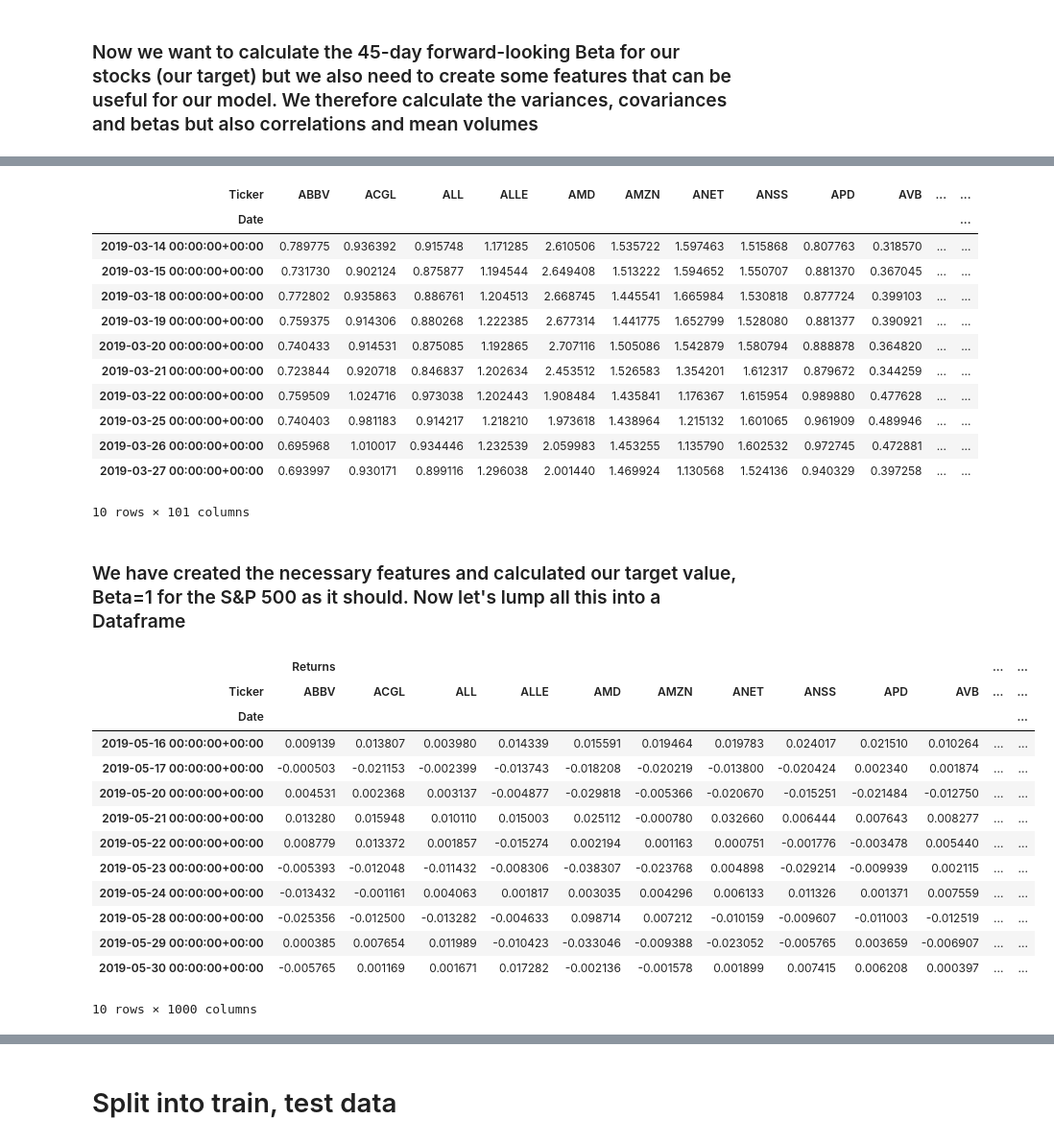
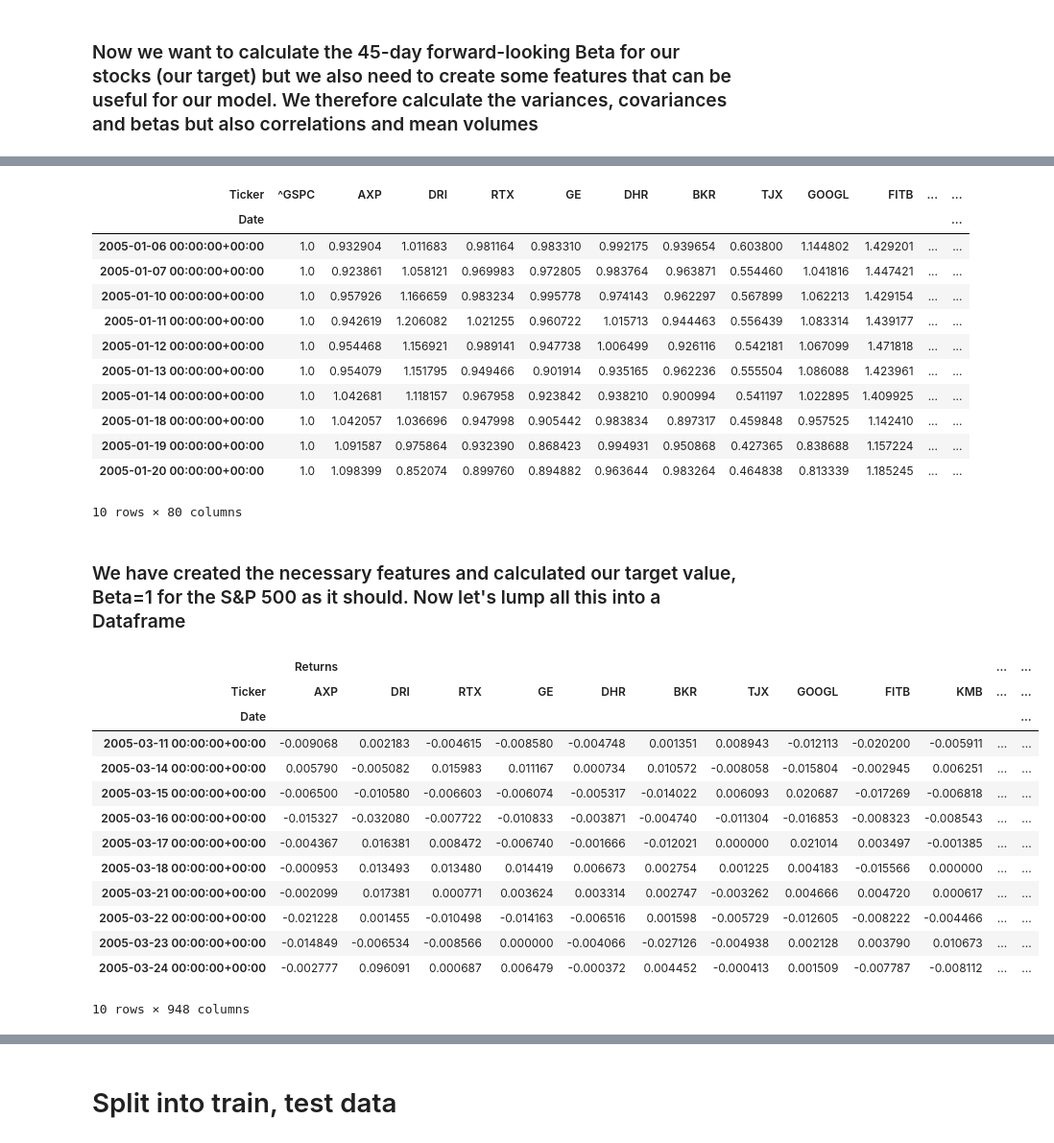
Before and after one commit to albertonavaa/Selected-Projects, a Jupyter notebook: Beta_prediction.ipynb, the cells around one changed output, grey strips where cells are left out. Shown at 96% size. Drawn from its saved outputs; the diff is of its cells as text; code cells hidden in the pictures.

```diff
--- a/Beta_prediction.ipynb
+++ b/Beta_prediction.ipynb
@@ -72,7 +79,7 @@ print(stocks)
 # Define the reference market index and download data
 reference_index = '^GSPC'  # S&P 500
 today = datetime.now()
-start_date = today - timedelta(days=10 * 365)
+start_date = today - timedelta(days=20 * 365)
 data = yf.download(stocks + [reference_index], start=start_date, end=today)
 data.head(10)
 # %% [output]
@@ -93 +100,9 @@ data.head(10)
 10 rows × 606 columns
+# %%
+# Since we note some stocks have several Nan values, we filter these data and keep only stocks with less than 100 nans
+stocks_kept =[reference_index]
+for ticker in stocks:
+    if data['Adj Close'][ticker].isna().sum() < 100:
+        stocks_kept.append(ticker)
+print(f'We kept {len(stocks_kept)} stocks')
+data = data.loc[:, pd.IndexSlice[:, stocks_kept]]
@@ -147,57 +164,59 @@ variances20 = daily_returns['^GSPC'].rolling(20).var()
 covariances20 = daily_returns.rolling(20).cov(daily_returns['^GSPC'])
 beta20 = covariances20.div(variances20, axis=0)
 # %%
-# Similarly we calculate correlations and mean volumes of last 45 and 20 days
+# Similarly we calculate correlations and mean volumes and daily returns of last 45 and 20 days
 correlations45 = daily_returns.rolling(45).corr(daily_returns['^GSPC'])
 volume45 = data['Volume'].rolling(45).mean()
+returns45 = daily_returns.rolling(45).mean()
 correlations20 = daily_returns.rolling(20).corr(daily_returns['^GSPC'])
 volume20 = data['Volume'].rolling(20).mean()
+returns20 = daily_returns.rolling(20).mean()
 # %%
 # Now we create our target, the 45-day forward-looking beta. We just take the 45-day past beta and shift it 45 days
 beta45_forward = beta45.shift(periods=-45)
 beta45_forward.head(10)
 # %% [output]
-| Ticker | ABBV | ACGL | ALL | ALLE | AMD | AMZN | ANET | ANSS | APD | AVB | ... | ... |
+| Ticker | ^GSPC | AXP | DRI | RTX | GE | DHR | BKR | TJX | GOOGL | FITB | ... | ... |
 | Date |  |  |  |  |  |  |  |  |  |  |  | ... |
-| 2019-03-14 00:00:00+00:00 | 0.789775 | 0.936392 | 0.915748 | 1.171285 | 2.610506 | 1.535722 | 1.597463 | 1.515868 | 0.807763 | 0.318570 | ... | ... |
-| 2019-03-15 00:00:00+00:00 | 0.731730 | 0.902124 | 0.875877 | 1.194544 | 2.649408 | 1.513222 | 1.594652 | 1.550707 | 0.881370 | 0.367045 | ... | ... |
-| 2019-03-18 00:00:00+00:00 | 0.772802 | 0.935863 | 0.886761 | 1.204513 | 2.668745 | 1.445541 | 1.665984 | 1.530818 | 0.877724 | 0.399103 | ... | ... |
-| 2019-03-19 00:00:00+00:00 | 0.759375 | 0.914306 | 0.880268 | 1.222385 | 2.677314 | 1.441775 | 1.652799 | 1.528080 | 0.881377 | 0.390921 | ... | ... |
-| 2019-03-20 00:00:00+00:00 | 0.740433 | 0.914531 | 0.875085 | 1.192865 | 2.707116 | 1.505086 | 1.542879 | 1.580794 | 0.888878 | 0.364820 | ... | ... |
-| 2019-03-21 00:00:00+00:00 | 0.723844 | 0.920718 | 0.846837 | 1.202634 | 2.453512 | 1.526583 | 1.354201 | 1.612317 | 0.879672 | 0.344259 | ... | ... |
-| 2019-03-22 00:00:00+00:00 | 0.759509 | 1.024716 | 0.973038 | 1.202443 | 1.908484 | 1.435841 | 1.176367 | 1.615954 | 0.989880 | 0.477628 | ... | ... |
-| 2019-03-25 00:00:00+00:00 | 0.740403 | 0.981183 | 0.914217 | 1.218210 | 1.973618 | 1.438964 | 1.215132 | 1.601065 | 0.961909 | 0.489946 | ... | ... |
-| 2019-03-26 00:00:00+00:00 | 0.695968 | 1.010017 | 0.934446 | 1.232539 | 2.059983 | 1.453255 | 1.135790 | 1.602532 | 0.972745 | 0.472881 | ... | ... |
-| 2019-03-27 00:00:00+00:00 | 0.693997 | 0.930171 | 0.899116 | 1.296038 | 2.001440 | 1.469924 | 1.130568 | 1.524136 | 0.940329 | 0.397258 | ... | ... |
+| 2005-01-06 00:00:00+00:00 | 1.0 | 0.932904 | 1.011683 | 0.981164 | 0.983310 | 0.992175 | 0.939654 | 0.603800 | 1.144802 | 1.429201 | ... | ... |
+| 2005-01-07 00:00:00+00:00 | 1.0 | 0.923861 | 1.058121 | 0.969983 | 0.972805 | 0.983764 | 0.963871 | 0.554460 | 1.041816 | 1.447421 | ... | ... |
+| 2005-01-10 00:00:00+00:00 | 1.0 | 0.957926 | 1.166659 | 0.983234 | 0.995778 | 0.974143 | 0.962297 | 0.567899 | 1.062213 | 1.429154 | ... | ... |
+| 2005-01-11 00:00:00+00:00 | 1.0 | 0.942619 | 1.206082 | 1.021255 | 0.960722 | 1.015713 | 0.944463 | 0.556439 | 1.083314 | 1.439177 | ... | ... |
+| 2005-01-12 00:00:00+00:00 | 1.0 | 0.954468 | 1.156921 | 0.989141 | 0.947738 | 1.006499 | 0.926116 | 0.542181 | 1.067099 | 1.471818 | ... | ... |
+| 2005-01-13 00:00:00+00:00 | 1.0 | 0.954079 | 1.151795 | 0.949466 | 0.901914 | 0.935165 | 0.962236 | 0.555504 | 1.086088 | 1.423961 | ... | ... |
+| 2005-01-14 00:00:00+00:00 | 1.0 | 1.042681 | 1.118157 | 0.967958 | 0.923842 | 0.938210 | 0.900994 | 0.541197 | 1.022895 | 1.409925 | ... | ... |
+| 2005-01-18 00:00:00+00:00 | 1.0 | 1.042057 | 1.036696 | 0.947998 | 0.905442 | 0.983834 | 0.897317 | 0.459848 | 0.957525 | 1.142410 | ... | ... |
+| 2005-01-19 00:00:00+00:00 | 1.0 | 1.091587 | 0.975864 | 0.932390 | 0.868423 | 0.994931 | 0.950868 | 0.427365 | 0.838688 | 1.157224 | ... | ... |
+| 2005-01-20 00:00:00+00:00 | 1.0 | 1.098399 | 0.852074 | 0.899760 | 0.894882 | 0.963644 | 0.983264 | 0.464838 | 0.813339 | 1.185245 | ... | ... |
-10 rows × 101 columns
+10 rows × 80 columns
 # %% [markdown]
 ### We have created the necessary features and calculated our target value, Beta=1 for the S&P 500 as it should. Now let's lump all this into a Dataframe
 # %%
 # Concat all relevant dataframes into one
 df_all_features = pd.concat(
-    [daily_returns, covariances45, correlations45, volume45, beta45, covariances20, correlations20, volume20, beta20, beta45_forward],
+    [daily_returns, returns45, returns20, covariances45, covariances20, correlations45, correlations20, volume45,  volume20, beta45, beta20, beta45_forward],
     axis=1,
-    keys=['Returns', 'Covariances 45', 'Correlations 45', 'Volume Mean 45', 'Beta 45', 'Covariances 20', 'Correlations 20', 'Volume Mean 20', 'Beta 20','Beta 45 Forward']
+    keys=['Returns', 'Returns Mean 45', 'Returns Mean 20', 'Covariances 45', 'Covariances 20', 'Correlations 45', 'Correlations 20',  'Volume Mean 45', 'Volume Mean 20','Beta 45', 'Beta 20','Beta 45 Forward']
 ).dropna()
 # Drop the reference stock since it won't be used for training
 df_all_features = df_all_features.loc[:, df_all_features.columns.get_level_values(1) != reference_index]
 # Show result
 df_all_features.head(10)
 # %% [output]
 |  | Returns |  |  |  |  |  |  |  |  |  | ... | ... |
-| Ticker | ABBV | ACGL | ALL | ALLE | AMD | AMZN | ANET | ANSS | APD | AVB | ... | ... |
+| Ticker | AXP | DRI | RTX | GE | DHR | BKR | TJX | GOOGL | FITB | KMB | ... | ... |
 | Date |  |  |  |  |  |  |  |  |  |  |  | ... |
-| 2019-05-16 00:00:00+00:00 | 0.009139 | 0.013807 | 0.003980 | 0.014339 | 0.015591 | 0.019464 | 0.019783 | 0.024017 | 0.021510 | 0.010264 | ... | ... |
-| 2019-05-17 00:00:00+00:00 | -0.000503 | -0.021153 | -0.002399 | -0.013743 | -0.018208 | -0.020219 | -0.013800 | -0.020424 | 0.002340 | 0.001874 | ... | ... |
-| 2019-05-20 00:00:00+00:00 | 0.004531 | 0.002368 | 0.003137 | -0.004877 | -0.029818 | -0.005366 | -0.020670 | -0.015251 | -0.021484 | -0.012750 | ... | ... |
-| 2019-05-21 00:00:00+00:00 | 0.013280 | 0.015948 | 0.010110 | 0.015003 | 0.025112 | -0.000780 | 0.032660 | 0.006444 | 0.007643 | 0.008277 | ... | ... |
-| 2019-05-22 00:00:00+00:00 | 0.008779 | 0.013372 | 0.001857 | -0.015274 | 0.002194 | 0.001163 | 0.000751 | -0.001776 | -0.003478 | 0.005440 | ... | ... |
-| 2019-05-23 00:00:00+00:00 | -0.005393 | -0.012048 | -0.011432 | -0.008306 | -0.038307 | -0.023768 | 0.004898 | -0.029214 | -0.009939 | 0.002115 | ... | ... |
-| 2019-05-24 00:00:00+00:00 | -0.013432 | -0.001161 | 0.004063 | 0.001817 | 0.003035 | 0.004296 | 0.006133 | 0.011326 | 0.001371 | 0.007559 | ... | ... |
-| 2019-05-28 00:00:00+00:00 | -0.025356 | -0.012500 | -0.013282 | -0.004633 | 0.098714 | 0.007212 | -0.010159 | -0.009607 | -0.011003 | -0.012519 | ... | ... |
-| 2019-05-29 00:00:00+00:00 | 0.000385 | 0.007654 | 0.011989 | -0.010423 | -0.033046 | -0.009388 | -0.023052 | -0.005765 | 0.003659 | -0.006907 | ... | ... |
-| 2019-05-30 00:00:00+00:00 | -0.005765 | 0.001169 | 0.001671 | 0.017282 | -0.002136 | -0.001578 | 0.001899 | 0.007415 | 0.006208 | 0.000397 | ... | ... |
+| 2005-03-11 00:00:00+00:00 | -0.009068 | 0.002183 | -0.004615 | -0.008580 | -0.004748 | 0.001351 | 0.008943 | -0.012113 | -0.020200 | -0.005911 | ... | ... |
+| 2005-03-14 00:00:00+00:00 | 0.005790 | -0.005082 | 0.015983 | 0.011167 | 0.000734 | 0.010572 | -0.008058 | -0.015804 | -0.002945 | 0.006251 | ... | ... |
+| 2005-03-15 00:00:00+00:00 | -0.006500 | -0.010580 | -0.006603 | -0.006074 | -0.005317 | -0.014022 | 0.006093 | 0.020687 | -0.017269 | -0.006818 | ... | ... |
+| 2005-03-16 00:00:00+00:00 | -0.015327 | -0.032080 | -0.007722 | -0.010833 | -0.003871 | -0.004740 | -0.011304 | -0.016853 | -0.008323 | -0.008543 | ... | ... |
+| 2005-03-17 00:00:00+00:00 | -0.004367 | 0.016381 | 0.008472 | -0.006740 | -0.001666 | -0.012021 | 0.000000 | 0.021014 | 0.003497 | -0.001385 | ... | ... |
+| 2005-03-18 00:00:00+00:00 | -0.000953 | 0.013493 | 0.013480 | 0.014419 | 0.006673 | 0.002754 | 0.001225 | 0.004183 | -0.015566 | 0.000000 | ... | ... |
+| 2005-03-21 00:00:00+00:00 | -0.002099 | 0.017381 | 0.000771 | 0.003624 | 0.003314 | 0.002747 | -0.003262 | 0.004666 | 0.004720 | 0.000617 | ... | ... |
+| 2005-03-22 00:00:00+00:00 | -0.021228 | 0.001455 | -0.010498 | -0.014163 | -0.006516 | 0.001598 | -0.005729 | -0.012605 | -0.008222 | -0.004466 | ... | ... |
+| 2005-03-23 00:00:00+00:00 | -0.014849 | -0.006534 | -0.008566 | 0.000000 | -0.004066 | -0.027126 | -0.004938 | 0.002128 | 0.003790 | 0.010673 | ... | ... |
+| 2005-03-24 00:00:00+00:00 | -0.002777 | 0.096091 | 0.000687 | 0.006479 | -0.000372 | 0.004452 | -0.000413 | 0.001509 | -0.007787 | -0.008112 | ... | ... |
-10 rows × 1000 columns
+10 rows × 948 columns
 # %%
 # Now let's flatten the dataframe. Since the necessary data is contained in the features, we don't need the date or the stock ticker
 df_all_features_flat = df_all_features.stack(level=1).reset_index(level=1, drop=True).reset_index(drop=True)
```
Also changed, not shown: parts of 15 cells of this notebook.
